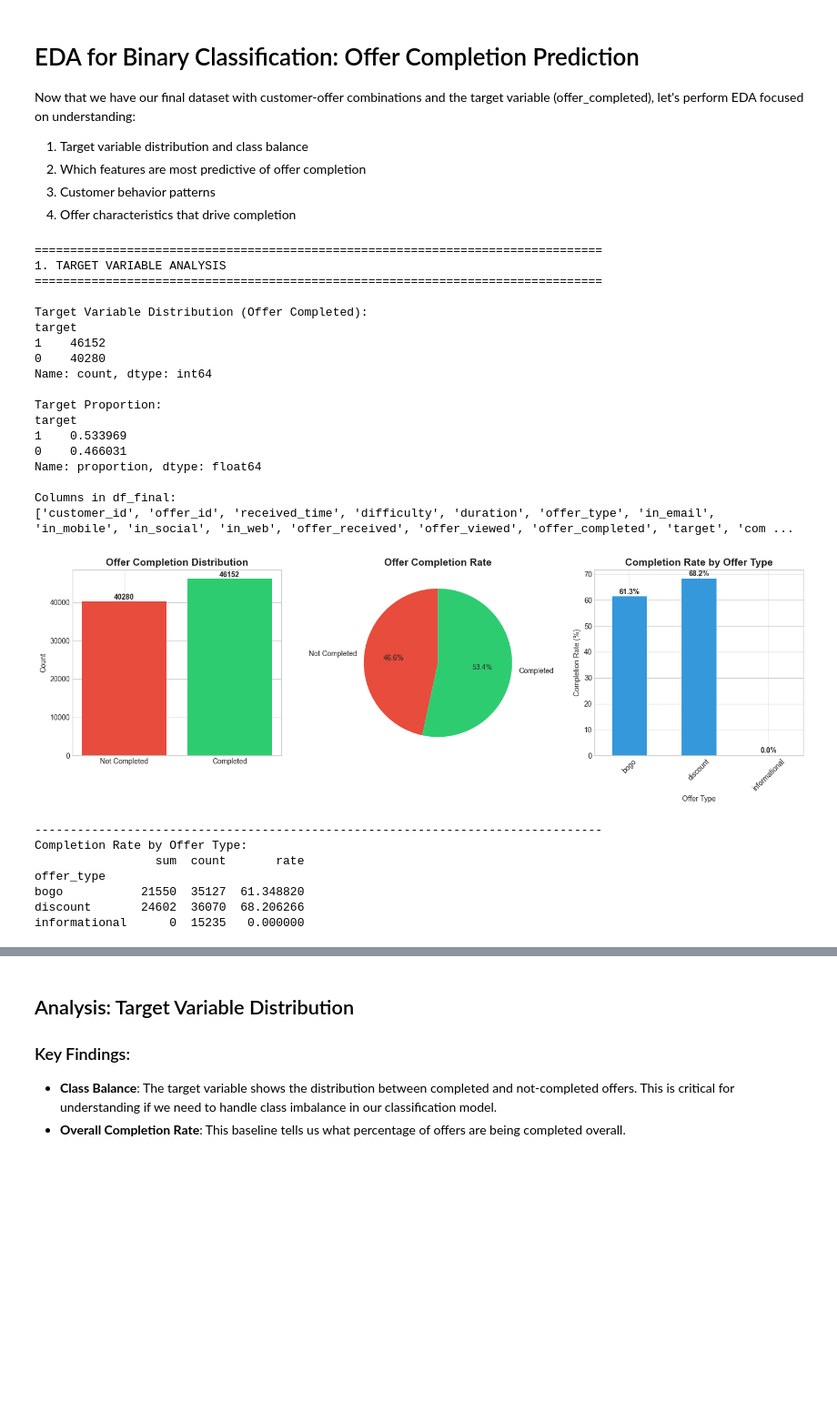
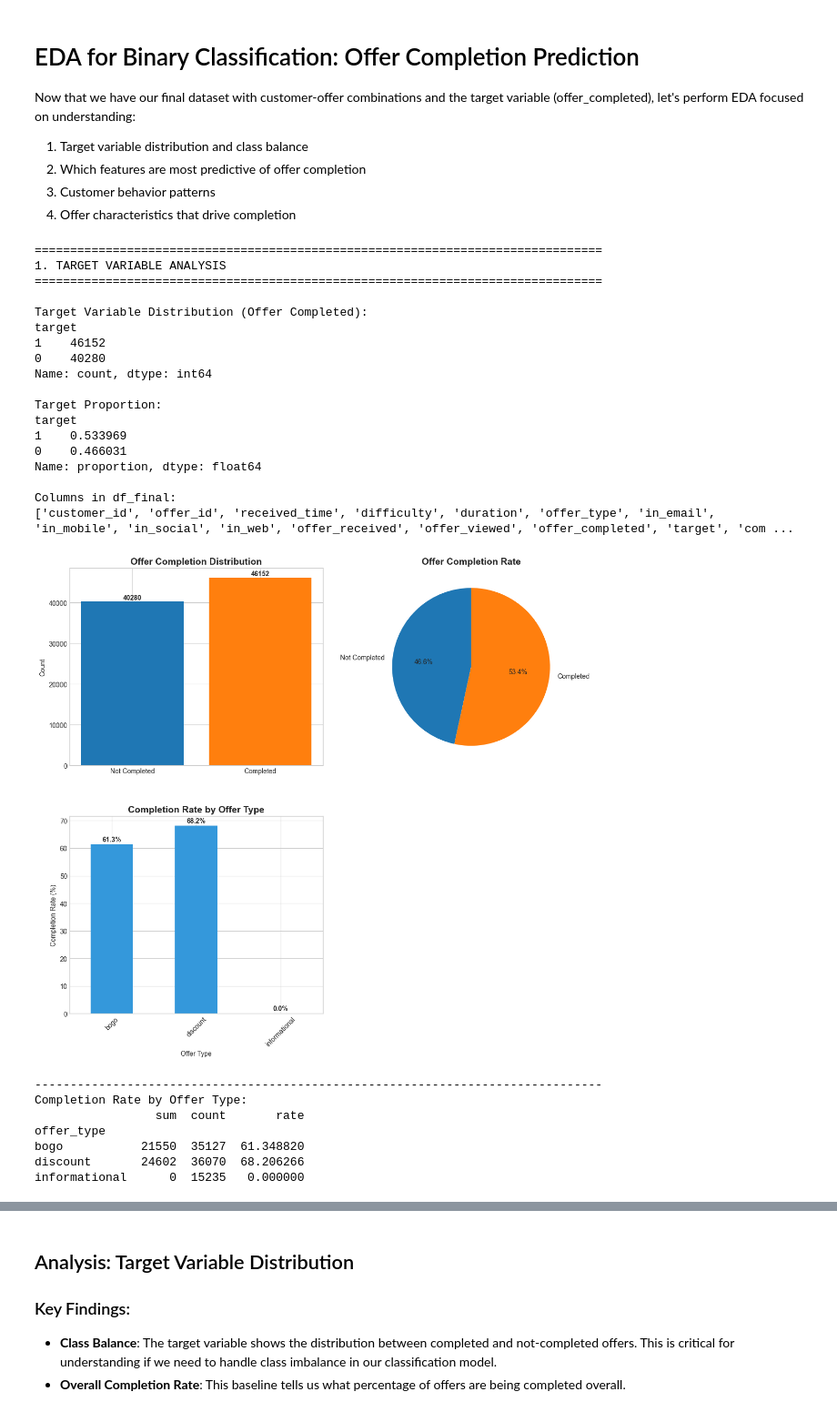
Before and after one commit to techmum21p/Brewlytics_Chat, a Jupyter notebook: Notebooks/01_EDA.ipynb, the cells around one changed output, grey strips where cells are left out. Shown at 91% size. Saved outputs shown, nothing was run; the diff lists cells and outputs as text; code cells hidden in the pictures; blank space fills up the shorter version.

```diff
--- a/Notebooks/01_EDA.ipynb
+++ b/Notebooks/01_EDA.ipynb
@@ -2232,10 +2232,10 @@ print("\nColumns in df_final:")
 print(df_final.columns.tolist())
 
 # Visualize target distribution
-fig = plt.figure(figsize=(15, 5))
+fig = plt.figure(figsize=(12, 15))
 
 # Subplot 1: Target distribution
-plt.subplot(1, 3, 1)
+plt.subplot(3, 2, 1)
 target_counts = df_final['target'].value_counts().sort_index()
 
 # Create labels and values dynamically
@@ -2246,10 +2246,10 @@ colors_list = []
 for idx in target_counts.index:
     if idx == 0:
         labels.append('Not Completed')
-        colors_list.append('#e74c3c')
+        colors_list.append('#1f77b4')
     elif idx == 1:
         labels.append('Completed')
-        colors_list.append('#2ecc71')
+        colors_list.append('#ff7f0e')
     values.append(target_counts[idx])
 
 plt.bar(labels, values, color=colors_list)
@@ -2259,12 +2259,12 @@ for i, v in enumerate(values):
     plt.text(i, v + 500, str(v), ha='center', fontweight='bold')
 
 # Subplot 2: Pie chart
-plt.subplot(1, 3, 2)
+plt.subplot(3, 2, 2)
 plt.pie(values, labels=labels, autopct='%1.1f%%', colors=colors_list, startangle=90)
 plt.title('Offer Completion Rate', fontsize=14, fontweight='bold')
 
 # Subplot 3: Completion by offer type
-plt.subplot(1, 3, 3)
+plt.subplot(3, 2, 3)
 if 'offer_type' in df_final.columns:
     completion_by_type = df_final.groupby('offer_type')['target'].agg(['sum', 'count'])
     completion_by_type['rate'] = completion_by_type['sum'] / completion_by_type['count'] * 100
@@ -2285,34 +2285,34 @@ else:
             ha='center', va='center', transform=plt.gca().transAxes)
 
 plt.tight_layout()
 plt.show()
 
 print("\n" + "-"*80)
 if 'offer_type' in df_final.columns and len(completion_by_type) > 0:
     print("Completion Rate by Offer Type:")
     print(completion_by_type)
 else:
     print("Offer type data not available yet")
 # %% [output]
 ================================================================================
 1. TARGET VARIABLE ANALYSIS
 ================================================================================
 
 Target Variable Distribution (Offer Completed):
 target
 1    46152
 0    40280
 Name: count, dtype: int64
 
 Target Proportion:
 target
 1    0.533969
 0    0.466031
 Name: proportion, dtype: float64
 
 Columns in df_final:
 ['customer_id', 'offer_id', 'received_time', 'difficulty', 'duration', 'offer_type', 'in_email', 'in_mobile', 'in_social', 'in_web', 'offer_received', 'offer_viewed', 'offer_completed', 'target', 'com ...
-[figure, old version]
+[figure, new version]
 --------------------------------------------------------------------------------
 Completion Rate by Offer Type:
                  sum  count       rate
```
Also changed, not shown: parts of 8 cells of this notebook, 3 other files.
